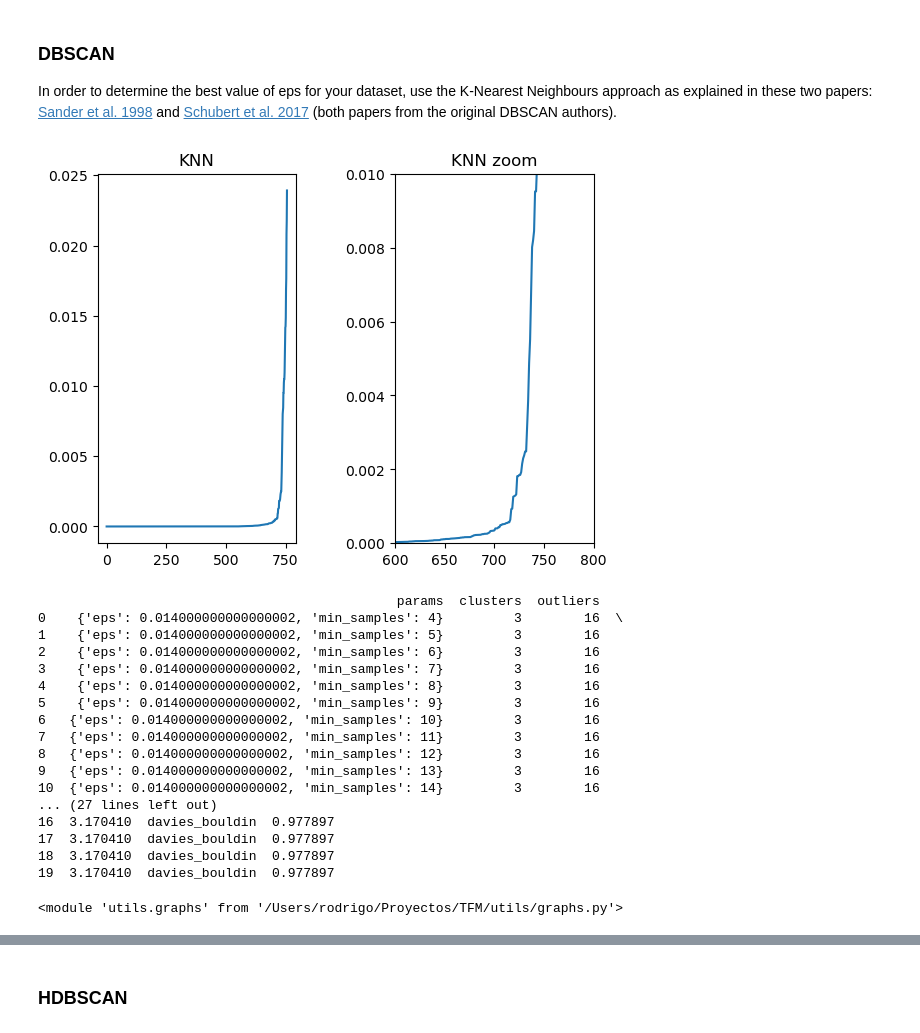
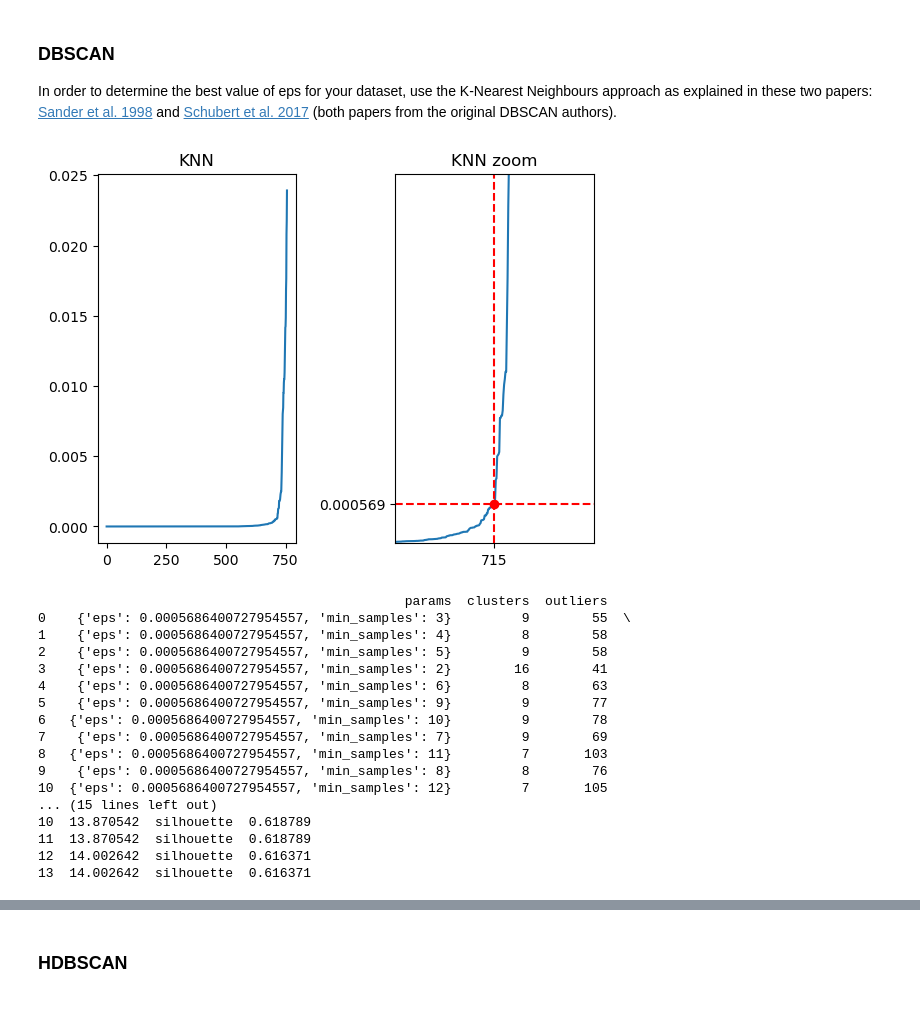
Before and after one commit to rodrigosancho/ucjc_data-science_tfm, a Jupyter notebook: Data_procesing_pipeline_single-trajectory.ipynb, the cells around one changed output, grey strips where cells are left out. Drawn from its saved outputs; the diff is of its cells as text; code cells hidden in the pictures.

```diff
--- a/Data_procesing_pipeline_single-trajectory.ipynb
+++ b/Data_procesing_pipeline_single-trajectory.ipynb
@@ -29,65 +29,53 @@ erp_distances = erp_calculator['erp_distances']
 
 In order to determine the best value of eps for your dataset, use the K-Nearest Neighbours approach as explained in these two papers: [Sander et al. 1998](https://citeseerx.ist.psu.edu/viewdoc/download?doi=10.1.1.63.1629&rep=rep1&type=pdf) and [Schubert et al. 2017](https://www.ccs.neu.edu/home/vip/teach/DMcourse/2_cluster_EM_mixt/notes_slides/revisitofrevisitDBSCAN.pdf) (both papers from the original DBSCAN authors).
 # %%
+from utils.graphs import show_elbow_plot
 from sklearn.neighbors import NearestNeighbors
-from matplotlib import pyplot as plt
 import numpy as np
 
 neighbors = NearestNeighbors(n_neighbors=6, metric='precomputed')
 neighbors_fit = neighbors.fit(sspd_distances)
 distances, indices = neighbors_fit.kneighbors(sspd_distances)
 
 distances = np.sort(distances, axis=0)
 distances = distances[:,1]
 
-plt.subplot(1, 2, 1)
-plt.plot(distances)
-plt.title('KNN')
-plt.subplots_adjust(wspace=0.5)
+line = np.linspace(distances[0], distances[-1], len(distances))
+distances_to_line = np.abs(distances - line)
+elbow_index = np.argmax(distances_to_line)
 
-plt.subplot(1, 2, 2)
-plt.plot(distances)
-plt.title('KNN zoom')
-plt.axis([600, 800, 0, 0.01])
-
-plt.savefig(f'{GRAPHS_PATH}/elbow_sspd.png', dpi=600, bbox_inches='tight')
+show_elbow_plot(distances, elbow_index, f'{GRAPHS_PATH}/elbow_sspd.png')
 # %% [output]
-[figure, old version]
+[figure, new version]
 # %%
 import numpy as np
 import pandas as pd
 from src.models.search_dbscan import SearchDBSCAN
 
 search = SearchDBSCAN(sspd_distances, params = {
-  "eps": np.arange(0.001, 0.015, 0.001),
-  "min_samples": np.arange(3, 16)
+  "eps": np.array([distances[elbow_index]]),
+  "min_samples": np.arange(2, 16)
 }, method=METHOD)
 
 print(pd.DataFrame(search["results_"]).head(20))
 # %% [output]
-                                              params  clusters  outliers
-0    {'eps': 0.014000000000000002, 'min_samples': 4}         3        16  \
-1    {'eps': 0.014000000000000002, 'min_samples': 5}         3        16
-2    {'eps': 0.014000000000000002, 'min_samples': 6}         3        16
-3    {'eps': 0.014000000000000002, 'min_samples': 7}         3        16
-4    {'eps': 0.014000000000000002, 'min_samples': 8}         3        16
-5    {'eps': 0.014000000000000002, 'min_samples': 9}         3        16
-6   {'eps': 0.014000000000000002, 'min_samples': 10}         3        16
-7   {'eps': 0.014000000000000002, 'min_samples': 11}         3        16
-8   {'eps': 0.014000000000000002, 'min_samples': 12}         3        16
-9   {'eps': 0.014000000000000002, 'min_samples': 13}         3        16
-10  {'eps': 0.014000000000000002, 'min_samples': 14}         3        16
-... (27 lines left out)
-16  3.170410  davies_bouldin  0.977897
-17  3.170410  davies_bouldin  0.977897
-18  3.170410  davies_bouldin  0.977897
-19  3.170410  davies_bouldin  0.977897
+                                               params  clusters  outliers
+0    {'eps': 0.0005686400727954557, 'min_samples': 3}         9        55  \
+1    {'eps': 0.0005686400727954557, 'min_samples': 4}         8        58
+2    {'eps': 0.0005686400727954557, 'min_samples': 5}         9        58
+3    {'eps': 0.0005686400727954557, 'min_samples': 2}        16        41
+4    {'eps': 0.0005686400727954557, 'min_samples': 6}         8        63
+5    {'eps': 0.0005686400727954557, 'min_samples': 9}         9        77
+6   {'eps': 0.0005686400727954557, 'min_samples': 10}         9        78
+7    {'eps': 0.0005686400727954557, 'min_samples': 7}         9        69
+8   {'eps': 0.0005686400727954557, 'min_samples': 11}         7       103
+9    {'eps': 0.0005686400727954557, 'min_samples': 8}         8        76
+10  {'eps': 0.0005686400727954557, 'min_samples': 12}         7       105
+... (15 lines left out)
+10  13.870542  silhouette  0.618789
+11  13.870542  silhouette  0.618789
+12  14.002642  silhouette  0.616371
+13  14.002642  silhouette  0.616371
-# %%
-from importlib import reload
-import utils.graphs
-reload(utils.graphs)
-# %% [output]
-<module 'utils.graphs' from '/Users/rodrigo/Proyectos/TFM/utils/graphs.py'>
 # %%
 from utils.graphs import show_outliers_map
 from sklearn.cluster import DBSCAN
```
Also changed, not shown: parts of 8 cells of this notebook, 17 other files.
